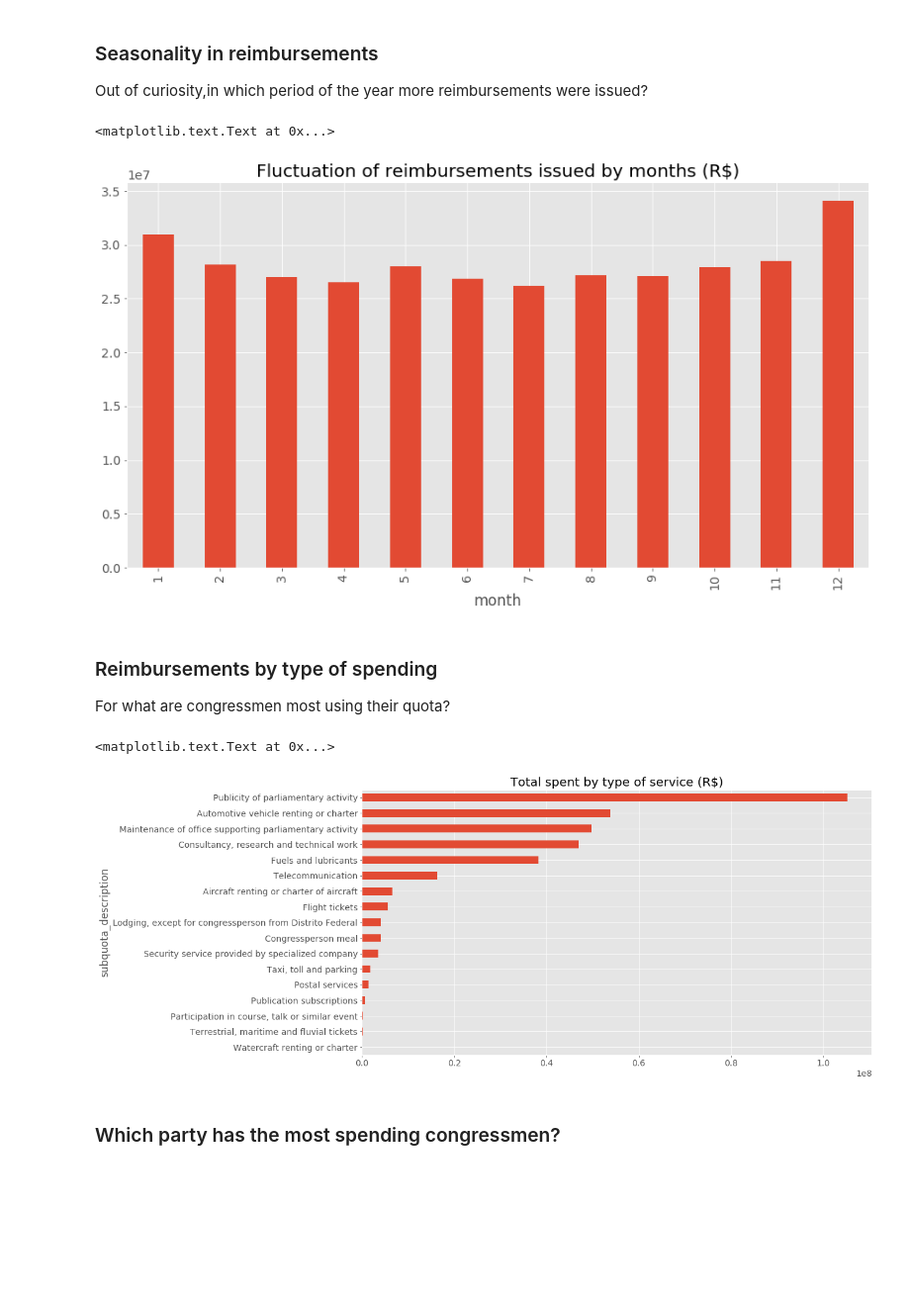
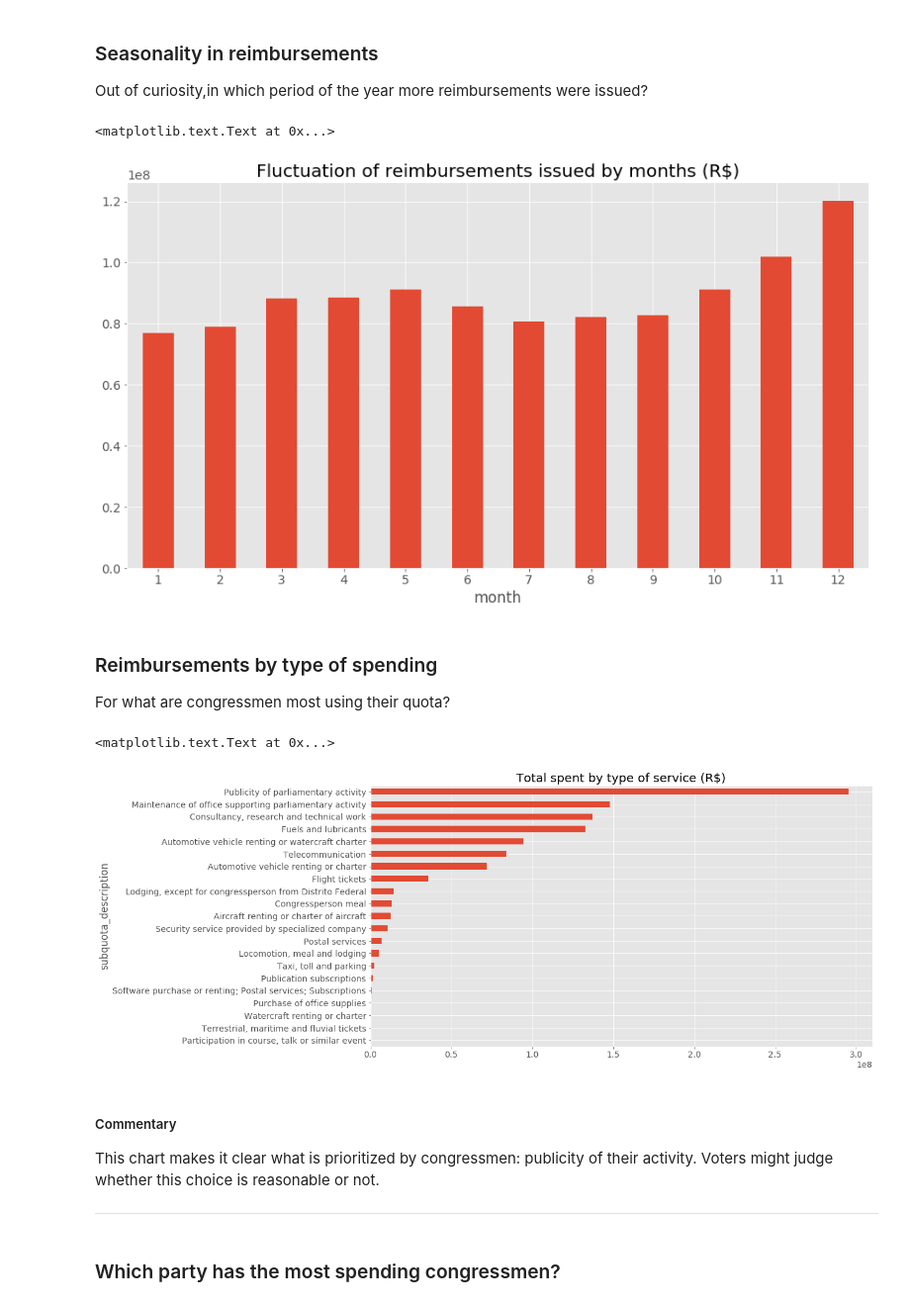
Before and after one commit to luipillmann/serenata-de-amor, a Jupyter notebook: develop/2017-05-01-luipillmann-intro-to-reimbursements.ipynb, the cells around one changed output. Shown: that part at 99% size. Cells and saved outputs as stored; diff of their text form; code cells hidden in the pictures; blank space fills up the shorter version.

```diff
--- a/develop/2017-05-01-luipillmann-intro-to-reimbursements.ipynb
+++ b/develop/2017-05-01-luipillmann-intro-to-reimbursements.ipynb
@@ -71,5 +73,5 @@ Here, filters by state, party, years, etc. can be applied.
 # %%
 # Filters only most recent years (from 2015)
-r = r[(r.year == 2015) | (r.year == 2016) | (r.year == 2017)]
+#r = r[(r.year == 2015) | (r.year == 2016) | (r.year == 2017)]
 
-r.head()
+#r.head()
@@ -154,14 +298,14 @@ Out of curiosity,in which period of the year more reimbursements were issued?
 # %%
 r.groupby('month')\
     .sum()\
     .total_net_value\
     .sort_index()\
-    .plot(kind='bar')
+    .plot(kind='bar', rot=0)
 
 plt.title('Fluctuation of reimbursements issued by months (R$)')
 # %% [output]
 <matplotlib.text.Text at 0x...>
-[figure, old version]
+[figure, new version]
 # %% [markdown]
 ### Reimbursements by type of spending
 For what are congressmen most using their quota?
@@ -175,7 +319,12 @@ r.groupby('subquota_description')\
 plt.title('Total spent by type of service (R$)')
 # %% [output]
 <matplotlib.text.Text at 0x...>
-[figure, old version]
+[figure, new version]
+# %% [markdown]
+##### Commentary
+This chart makes it clear what is prioritized by congressmen: publicity of their activity. Voters might judge whether this choice is reasonable or not.
+
+---
 # %% [markdown]
 ### Which party has the most spending congressmen?
 # %% [markdown]
```
Also changed, not shown: parts of 51 cells of this notebook, 2 other files.
